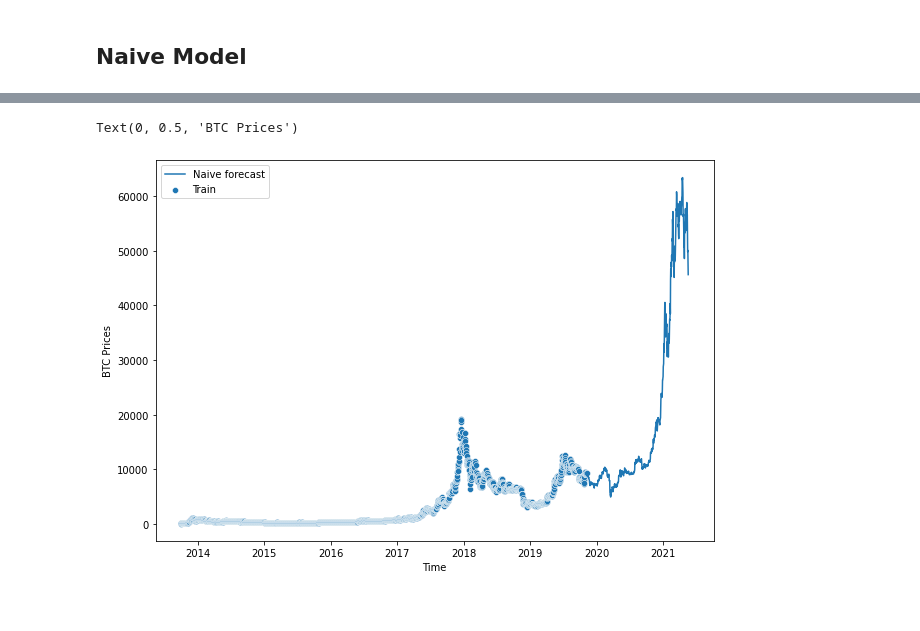
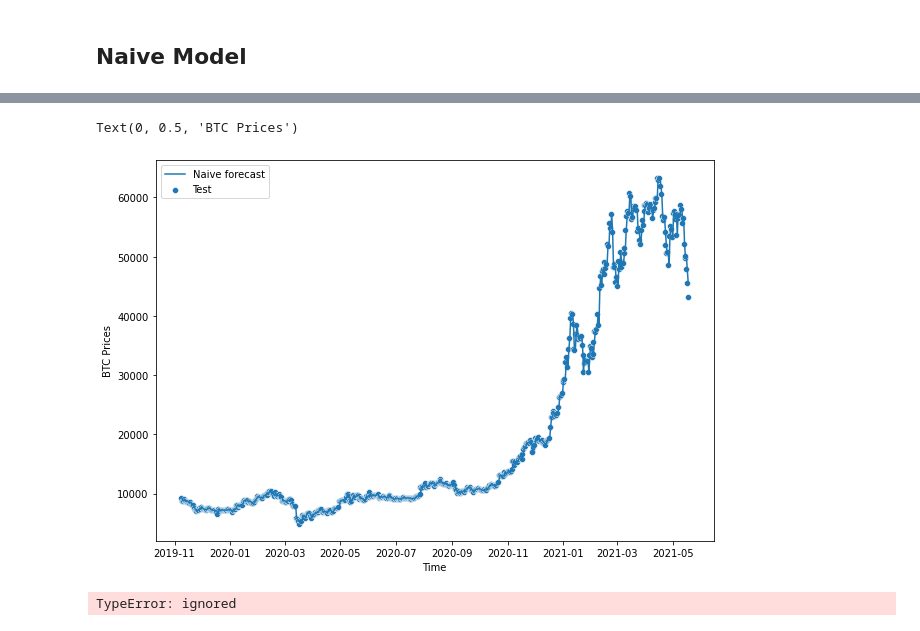
Before and after one commit to kaushikabhishek87/Tensorflow_projects, a Jupyter notebook: 10_time_series_forecasting_in_tensorflow.ipynb, the cells around one changed output, grey strips where cells are left out. Cells and saved outputs as stored; diff of their text form; code cells hidden in the pictures.

```diff
--- a/10_time_series_forecasting_in_tensorflow.ipynb
+++ b/10_time_series_forecasting_in_tensorflow.ipynb
@@ -162,11 +162,11 @@ naive_forecast[:10], naive_forecast[-10:]
   45604.6157536131])
 # %%
 plt.figure(figsize=(10,7))
-sns.scatterplot(x=X_train,y=y_train, label="Train")
-# sns.scatterplot(x=X_test,y=y_test, label="Test")
+# sns.scatterplot(x=X_train,y=y_train, label="Train")
+sns.scatterplot(x=X_test,y=y_test, label="Test")
 sns.lineplot(x=X_test[1:], y=naive_forecast , label="Naive forecast")
 plt.xlabel("Time")
 plt.ylabel("BTC Prices")
 # %% [output]
 Text(0, 0.5, 'BTC Prices')
-[figure, old version]
+[figure, new version]
@@ -172,0 +187,4 @@ Text(0, 0.5, 'BTC Prices')
+# %%
+mean_absolute_scaled_error(y_true=y_test[1:], y_pred=naive_forecast).numpy()
+# %% [output]
+TypeError: ignored
```
Also changed, not shown: parts of 3 cells of this notebook.
